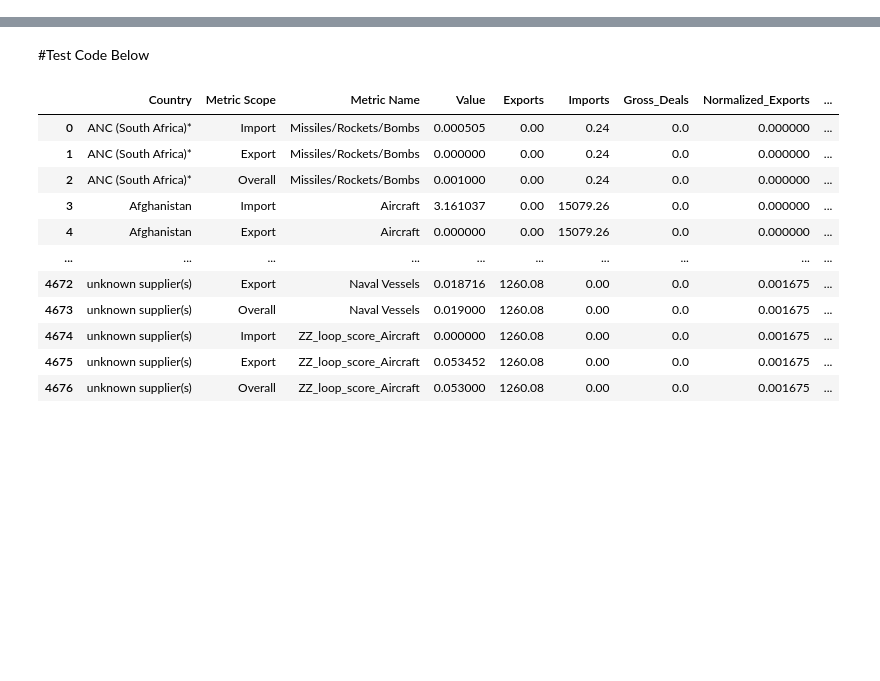
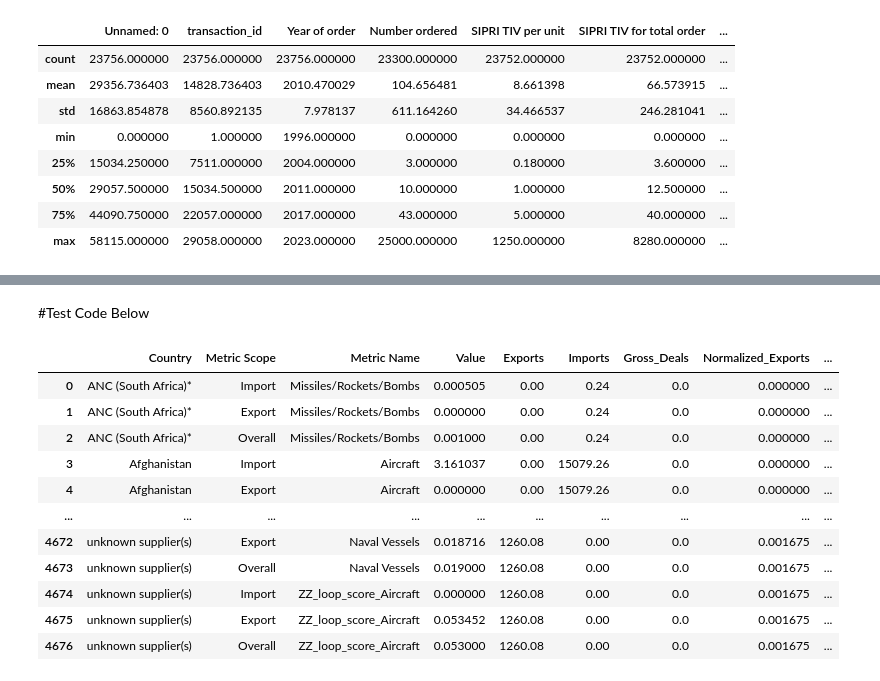
Before and after one commit to ClaytonB-3/arms-trade-proj, a Jupyter notebook: country_score.ipynb, the cells around one changed output, grey strips where cells are left out. Cells and saved outputs as stored; diff of their text form; code cells hidden in the pictures; blank space fills up the shorter version.

```diff
--- a/country_score.ipynb
+++ b/country_score.ipynb
@@ -10,12 +10,27 @@ def normalize(series):
 # %%
 #global variables
 current_date = datetime.now().strftime("%Y%m%d")
 COUNTRY_SCORE_WEIGHTS = {'Exports': 0.57, 'Imports': 0.43, 'Gross_Deals': 0.0}
 CATEGORY_SCORE_WEIGHTS = {'Exports': 0.57, 'Imports': 0.43, 'Gross_Deals': 0.0}
 
 
 # Load the dataset
 df = pd.read_csv("final_data/20241122one_row_one_country_data.csv")
+
+# Filter the data
+df = df[df['Year of order'] >= 1996]
+
+df.describe()
+# %% [output]
+|  | Unnamed: 0 | transaction_id | Year of order | Number ordered | SIPRI TIV per unit | SIPRI TIV for total order | ... |
+| count | 23756.000000 | 23756.000000 | 23756.000000 | 23300.000000 | 23752.000000 | 23752.000000 | ... |
+| mean | 29356.736403 | 14828.736403 | 2010.470029 | 104.656481 | 8.661398 | 66.573915 | ... |
+| std | 16863.854878 | 8560.892135 | 7.978137 | 611.164260 | 34.466537 | 246.281041 | ... |
+| min | 0.000000 | 1.000000 | 1996.000000 | 0.000000 | 0.000000 | 0.000000 | ... |
+| 25% | 15034.250000 | 7511.000000 | 2004.000000 | 3.000000 | 0.180000 | 3.600000 | ... |
+| 50% | 29057.500000 | 15034.500000 | 2011.000000 | 10.000000 | 1.000000 | 12.500000 | ... |
+| 75% | 44090.750000 | 22057.000000 | 2017.000000 | 43.000000 | 5.000000 | 40.000000 | ... |
+| max | 58115.000000 | 29058.000000 | 2023.000000 | 25000.000000 | 1250.000000 | 8280.000000 | ... |
 # %%
 # Compute country_metrics
 exports = df[df['Country Role'] == 'Supplier'].groupby('Country')['SIPRI TIV for total order'].sum()
```
Also changed, not shown: parts of 3 cells of this notebook, 3 other files.
